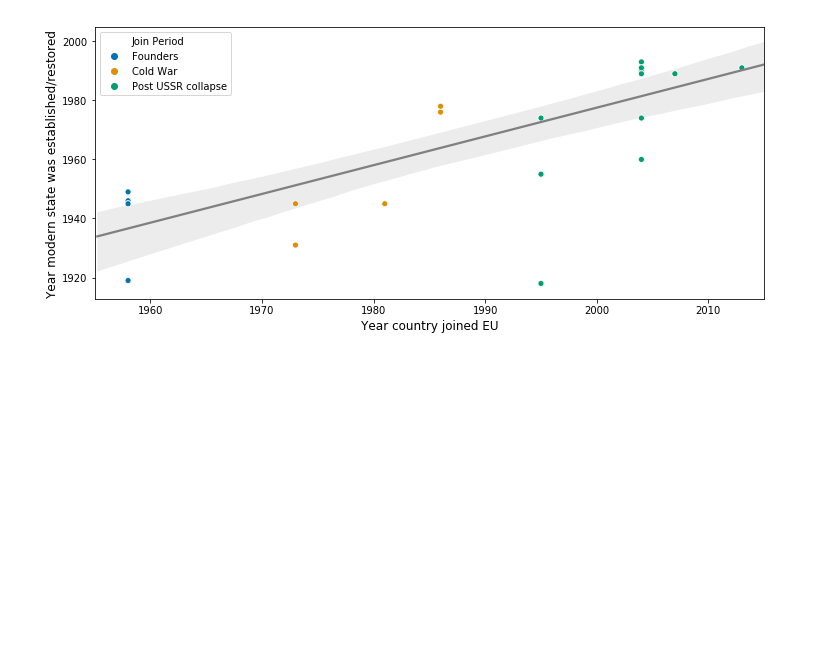
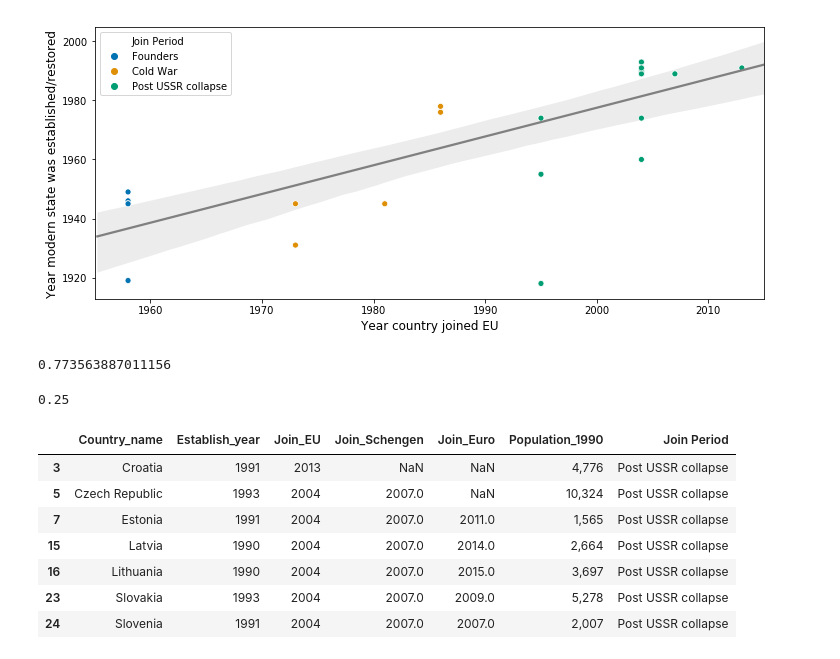
Before and after one commit to TK-Problem/lithuania_2019_election, a Jupyter notebook: election_analysis.ipynb, the cells around one changed output. Saved outputs shown, nothing was run; the diff lists cells and outputs as text; code cells hidden in the pictures; blank space fills up the shorter version.

```diff
--- a/election_analysis.ipynb
+++ b/election_analysis.ipynb
@@ -86,3 +86,25 @@ ax.set_xlim(1955,2015);
 fig.savefig("fig_1_eu_members.svg", dpi=300, format='svg')
 # %% [output]
 [figure]
+# %%
+# Calculate pearson correlation coefficient
+np.corrcoef(df_EU_members[df_EU_members.Establish_year>1900]['Establish_year'].values,
+           df_EU_members[df_EU_members.Establish_year>1900]['Join_EU'].values)[0][1]
+# %% [output]
+0.773563887011156
+# %%
+young_states = df_EU_members[df_EU_members.Establish_year>=1990].shape[0]
+print(young_states/df_EU_members.shape[0])
+# %% [output]
+0.25
+# %%
+df_EU_members[df_EU_members.Establish_year>=1990]
+# %% [output]
+|  | Country_name | Establish_year | Join_EU | Join_Schengen | Join_Euro | Population_1990 | Join Period |
+| 3 | Croatia | 1991 | 2013 | NaN | NaN | 4,776 | Post USSR collapse |
+| 5 | Czech Republic | 1993 | 2004 | 2007.0 | NaN | 10,324 | Post USSR collapse |
+| 7 | Estonia | 1991 | 2004 | 2007.0 | 2011.0 | 1,565 | Post USSR collapse |
+| 15 | Latvia | 1990 | 2004 | 2007.0 | 2014.0 | 2,664 | Post USSR collapse |
+| 16 | Lithuania | 1990 | 2004 | 2007.0 | 2015.0 | 3,697 | Post USSR collapse |
+| 23 | Slovakia | 1993 | 2004 | 2007.0 | 2009.0 | 5,278 | Post USSR collapse |
+| 24 | Slovenia | 1991 | 2004 | 2007.0 | 2007.0 | 2,007 | Post USSR collapse |
```
Also changed, not shown: 4 other files.
